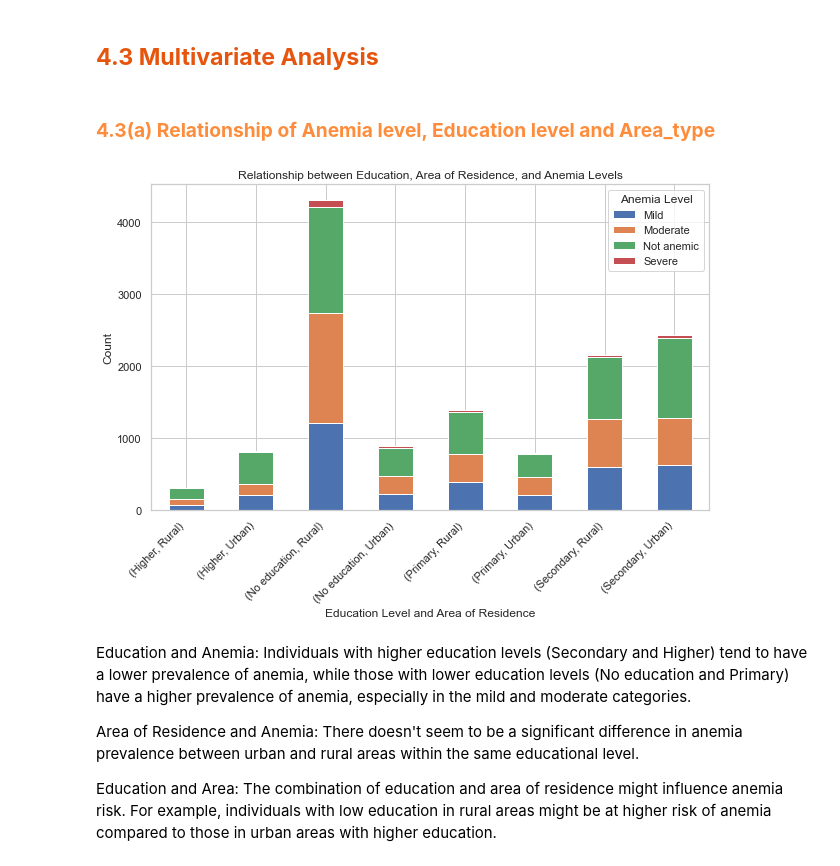
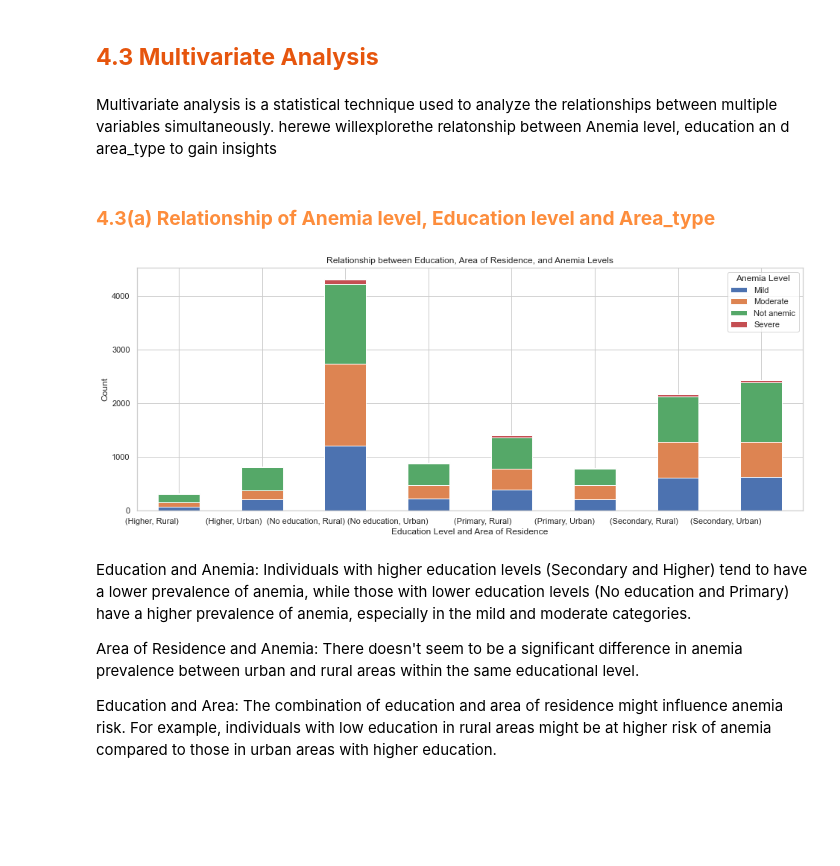
Before and after one commit to ruth-kitasi/Anemia-Level-Prediction-in-Children, a Jupyter notebook: Index.ipynb, the cells around one changed output. Drawn from its saved outputs; the diff is of its cells as text; code cells hidden in the pictures; blank space fills up the shorter version.

```diff
--- a/Index.ipynb
+++ b/Index.ipynb
@@ -443,7 +449,7 @@ columns_to_fill = [
 ]
 
 # Filling empty cells with 'unknown'
-categorical_cols[columns_to_fill] = categorical_cols[columns_to_fill].fillna('unknown')
+categorical_cols[columns_to_fill] = categorical_cols[columns_to_fill].fillna("Don't know")
 
 #Displaying the columns after imputing empty collumns of selected columns with 'unknown'
 categorical_cols.isnull().sum()
@@ -461,0 +491,8 @@ dtype: int64
+# %%
+# Replacing "Don't know" with "Unknown" in multiple columns
+categorical_cols[['Taking iron pills, sprinkles or syrup', 'Had fever in last two weeks', 'Currently residing with husband/partner']] = categorical_cols[['Taking iron pills, sprinkles or syrup', 'Had fever in last two weeks', 'Currently residing with husband/partner']].replace("Don't know", "Unknown")
+
+# Displaying the results
+print(categorical_cols['Taking iron pills, sprinkles or syrup'].value_counts())
+print(categorical_cols['Had fever in last two weeks'].value_counts())
+print(categorical_cols['Currently residing with husband/partner'].value_counts())
@@ -720,26 +763,28 @@ plot_feature_distribution(categorical_cols, 'Education level')
 The analysis shows a clear relationship between education level and anemia severity. Chilren whose parents have no education have the highest prevalence of moderate anemia, suggesting that lack of education is associated with poorer anemia outcomes. In contrast,chilren whose parents have higher education have the fewest cases of moderate and severe anemia, indicating that education may play a protective role against anemia. This could be due to greater health awareness, better nutrition, and access to healthcare among educated individuals.
 # %% [markdown]
 ## <font color="#e6550d"><b>4.3 Multivariate Analysis</b><font>
+# %% [markdown]
+Multivariate analysis is a statistical technique used to analyze the relationships between multiple variables simultaneously. herewe willexplorethe relatonship between Anemia level, education an d area_type to gain insights
 # %% [markdown]
 
 ### <font color="#fd8d3c"><b>4.3(a) Relationship of Anemia level, Education level and Area_type</b><font>
 # %%
 # Group by Education and Area of Residence, then count occurrences of each Anemia level
 education_area_anemia = categorical_cols.groupby(["Education level", "Area_Type", "Anemia level"]).size().unstack(fill_value=0)
 
 # Plotting the stacked bar plot
-education_area_anemia.plot(kind="bar", stacked=True, figsize=(10, 6))
+education_area_anemia.plot(kind="bar", stacked=True, figsize=(16, 6))
 
 # Customizing plot
 plt.title("Relationship between Education, Area of Residence, and Anemia Levels")
 plt.xlabel("Education Level and Area of Residence")
 plt.ylabel("Count")
 plt.legend(title="Anemia Level")
-plt.xticks(rotation=45, ha='right')
+plt.xticks(rotation=360, ha='right')
 
 plt.show()
 # %% [output]
-[figure, old version]
+[figure, new version]
 # %% [markdown]
 
 Education and Anemia: Individuals with higher education levels (Secondary and Higher) tend to have a lower prevalence of anemia, while those with lower education levels (No education and Primary) have a higher prevalence of anemia, especially in the mild and moderate categories.
```
Also changed, not shown: parts of 36 cells of this notebook.
